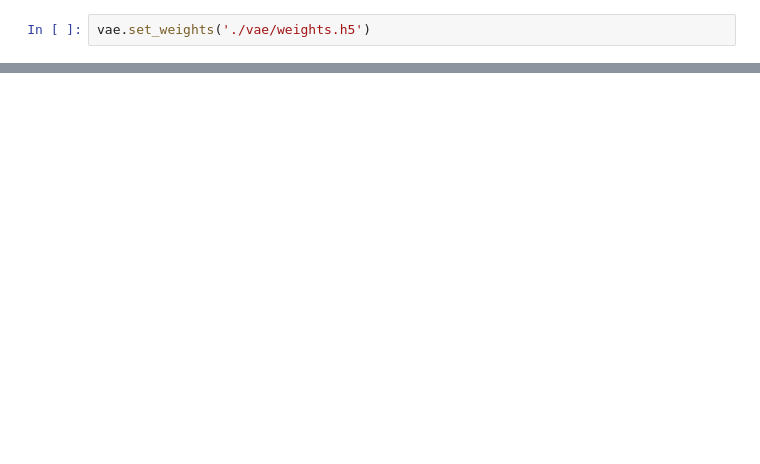
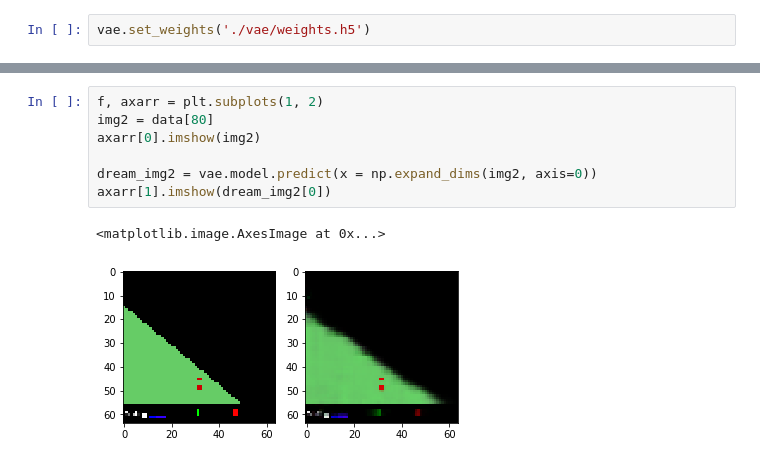
Before and after one commit to ffabi/SemesterProject, a Jupyter notebook: applied_worldmodel/Visualize.ipynb, the cells around one changed output, grey strips where cells are left out. Drawn from its saved outputs; the diff is of its cells as text; blank space fills up the shorter version.

```diff
--- a/applied_worldmodel/Visualize.ipynb
+++ b/applied_worldmodel/Visualize.ipynb
@@ -52,0 +77,10 @@ axarr[1].imshow(dream_img[0])
+# %%
+f, axarr = plt.subplots(1, 2)
+img2 = data[80]
+axarr[0].imshow(img2)
+
+dream_img2 = vae.model.predict(x = np.expand_dims(img2, axis=0))
+axarr[1].imshow(dream_img2[0])
+# %% [output]
+<matplotlib.image.AxesImage at 0x...>
+[figure, added]
```
Also changed, not shown: parts of 11 cells of this notebook, 4 other files.
